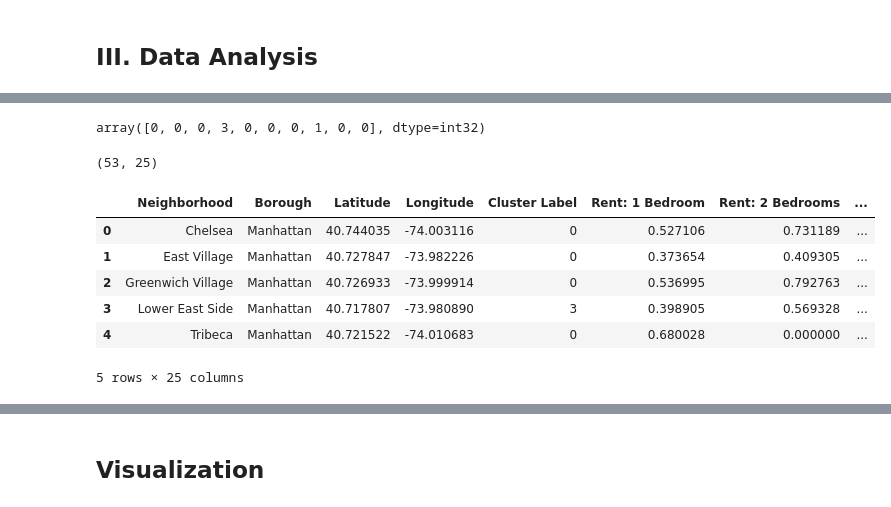
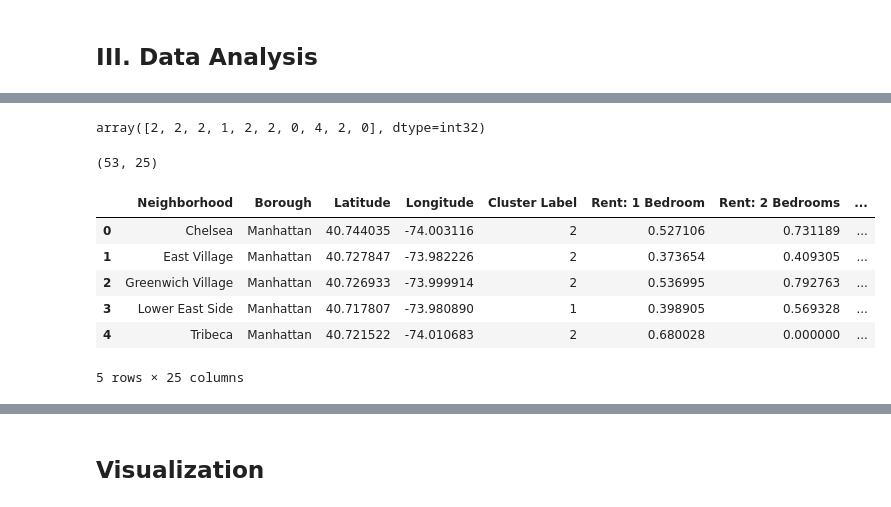
Before and after one commit to emmakai/IBM-Capstone, a Jupyter notebook: C9-Capstone-Find Similar Neighborhood-Analysis.ipynb, the cells around one changed output, grey strips where cells are left out. Saved outputs shown, nothing was run; the diff lists cells and outputs as text; code cells hidden in the pictures.

```diff
--- a/C9-Capstone-Find Similar Neighborhood-Analysis.ipynb
+++ b/C9-Capstone-Find Similar Neighborhood-Analysis.ipynb
@@ -730,7 +735,7 @@ nearby_dining.head()
 | NaN | Chelsea | 40.744035 | -74.003116 | Zeni Restaurant | 40.743383 | ... |
 | Chinese Restaurant | Chelsea | 40.744035 | -74.003116 | New China Restaurant | 40.743050 | ... |
 # %%
-nearby_dining.reset_index(inplace=True)
-print(nearby_dining.shape)
-nearby_dining.head()
+nearby_dining_.reset_index(inplace=True)
+print(nearby_dining_.shape)
+nearby_dining_.head()
 # %% [output]
@@ -760,8 +765,8 @@ asian=['Chinese Restaurant',
        'Szechuan Restaurant',
        'Indonesian Restaurant']
 # %%
-nearby_dining=nearby_dining.replace(to_replace=asian, value='Asian Restaurant')
+nearby_dining_=nearby_dining_.replace(to_replace=asian, value='Asian Restaurant')
 
-print(nearby_dining.shape)
-nearby_dining.head(10)
+print(nearby_dining_.shape)
+nearby_dining_.head(10)
 # %% [output]
@@ -780,5 +785,5 @@ nearby_dining.head(10)
 # %%
-nearby_asian=nearby_dining[nearby_dining['Venue Category']=='Asian Restaurant']
+nearby_asian=nearby_dining_[nearby_dining_['Venue Category']=='Asian Restaurant']
 
 print(nearby_asian.shape)
 nearby_asian.head()
@@ -1169,26 +1194,26 @@ plt.show()
 # %%
-# set k=4
+# set k=5
 
-k=4
+k=5
 
-k4=KMeans(n_clusters=k, random_state=0).fit(X)
+km=KMeans(n_clusters=k, random_state=0).fit(X)
 
-k4.labels_[0:10]
+km.labels_[0:10]
 # %% [output]
-array([0, 0, 0, 3, 0, 0, 0, 1, 0, 0], dtype=int32)
+array([2, 2, 2, 1, 2, 2, 0, 4, 2, 0], dtype=int32)
 # %%
-df_neighborhood.insert(4, 'Cluster Label', k4.labels_)
+df_neighborhood.insert(4, 'Cluster Label', km.labels_)
 
 print(df_neighborhood.shape)
 df_neighborhood.head()
 # %% [output]
 (53, 25)
 |  | Neighborhood | Borough | Latitude | Longitude | Cluster Label | Rent: 1 Bedroom | Rent: 2 Bedrooms | ... |
-| 0 | Chelsea | Manhattan | 40.744035 | -74.003116 | 0 | 0.527106 | 0.731189 | ... |
-| 1 | East Village | Manhattan | 40.727847 | -73.982226 | 0 | 0.373654 | 0.409305 | ... |
-| 2 | Greenwich Village | Manhattan | 40.726933 | -73.999914 | 0 | 0.536995 | 0.792763 | ... |
-| 3 | Lower East Side | Manhattan | 40.717807 | -73.980890 | 3 | 0.398905 | 0.569328 | ... |
-| 4 | Tribeca | Manhattan | 40.721522 | -74.010683 | 0 | 0.680028 | 0.000000 | ... |
+| 0 | Chelsea | Manhattan | 40.744035 | -74.003116 | 2 | 0.527106 | 0.731189 | ... |
+| 1 | East Village | Manhattan | 40.727847 | -73.982226 | 2 | 0.373654 | 0.409305 | ... |
+| 2 | Greenwich Village | Manhattan | 40.726933 | -73.999914 | 2 | 0.536995 | 0.792763 | ... |
+| 3 | Lower East Side | Manhattan | 40.717807 | -73.980890 | 1 | 0.398905 | 0.569328 | ... |
+| 4 | Tribeca | Manhattan | 40.721522 | -74.010683 | 2 | 0.680028 | 0.000000 | ... |
 5 rows × 25 columns
 # %%
 # Let's check where is Long Island City and its cluster neighbors
```
Also changed, not shown: parts of 32 cells of this notebook, 4 other files.
